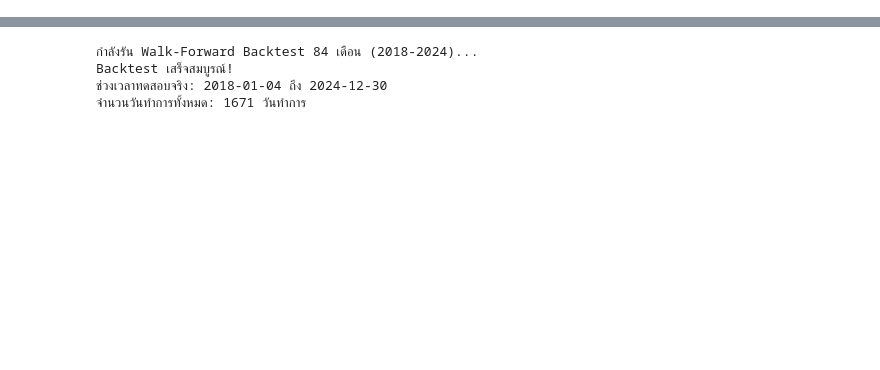
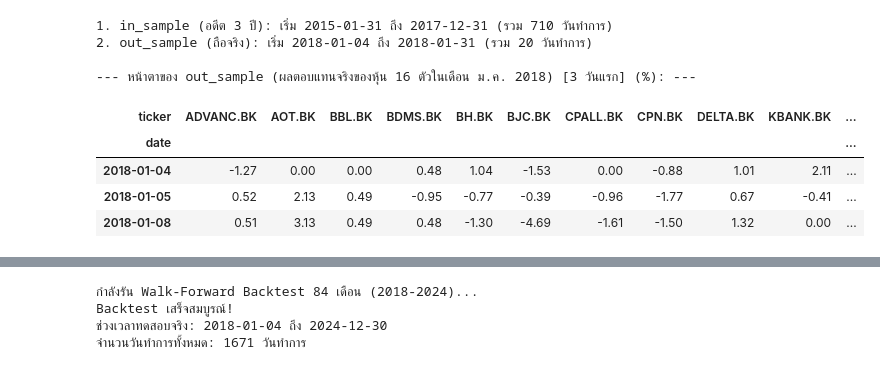
Before and after one commit to passavorn-limmeechokchai/Thai_Equity_Portfolio, a Jupyter notebook: notebooks/04_walk_forward_backtest.ipynb, the cells around one changed output, grey strips where cells are left out. Saved outputs shown, nothing was run; the diff lists cells and outputs as text; code cells hidden in the pictures; blank space fills up the shorter version.

Commit message:
refactor(phase5): split backtest walkthrough into bite-sized micro cells with line-by-line tables

```diff
--- a/notebooks/04_walk_forward_backtest.ipynb
+++ b/notebooks/04_walk_forward_backtest.ipynb
@@ -234,0 +105,26 @@ print(f"-> ค่าคอมมิชชั่นที่ถูกหักใ
+# %%
+i = 36  # เดือน ม.ค. 2018
+
+train_end = month_ends[i - 1]                 # 2017-12-31
+train_start = month_ends[i - lookback_months] # 2015-01-31
+test_month = month_ends[i]                   # 2018-01-31
+
+in_sample = stock_returns.loc[train_start:train_end]
+out_sample = stock_returns.loc[train_end:test_month].iloc[1:]
+
+print(f"1. in_sample (อดีต 3 ปี): เริ่ม {train_start.strftime('%Y-%m-%d')} ถึง {train_end.strftime('%Y-%m-%d')} (รวม {len(in_sample)} วันทำการ)")
+print(f"2. out_sample (ถือจริง): เริ่ม {out_sample.index[0].strftime('%Y-%m-%d')} ถึง {out_sample.index[-1].strftime('%Y-%m-%d')} (รวม {len(out_sample)} วันทำการ)")
+
+print()
+print("--- หน้าตาของ out_sample (ผลตอบแทนจริงของหุ้น 16 ตัวในเดือน ม.ค. 2018) [3 วันแรก] (%): ---")
+display((out_sample.head(3) * 100).round(2))
+# %% [output]
+1. in_sample (อดีต 3 ปี): เริ่ม 2015-01-31 ถึง 2017-12-31 (รวม 710 วันทำการ)
+2. out_sample (ถือจริง): เริ่ม 2018-01-04 ถึง 2018-01-31 (รวม 20 วันทำการ)
+
+--- หน้าตาของ out_sample (ผลตอบแทนจริงของหุ้น 16 ตัวในเดือน ม.ค. 2018) [3 วันแรก] (%): ---
+| ticker | ADVANC.BK | AOT.BK | BBL.BK | BDMS.BK | BH.BK | BJC.BK | CPALL.BK | CPN.BK | DELTA.BK | KBANK.BK | ... |
+| date |  |  |  |  |  |  |  |  |  |  | ... |
+| 2018-01-04 | -1.27 | 0.00 | 0.00 | 0.48 | 1.04 | -1.53 | 0.00 | -0.88 | 1.01 | 2.11 | ... |
+| 2018-01-05 | 0.52 | 2.13 | 0.49 | -0.95 | -0.77 | -0.39 | -0.96 | -1.77 | 0.67 | -0.41 | ... |
+| 2018-01-08 | 0.51 | 3.13 | 0.49 | 0.48 | -1.30 | -4.69 | -1.61 | -1.50 | 1.32 | 0.00 | ... |
```
Also changed, not shown: parts of 24 cells of this notebook.
